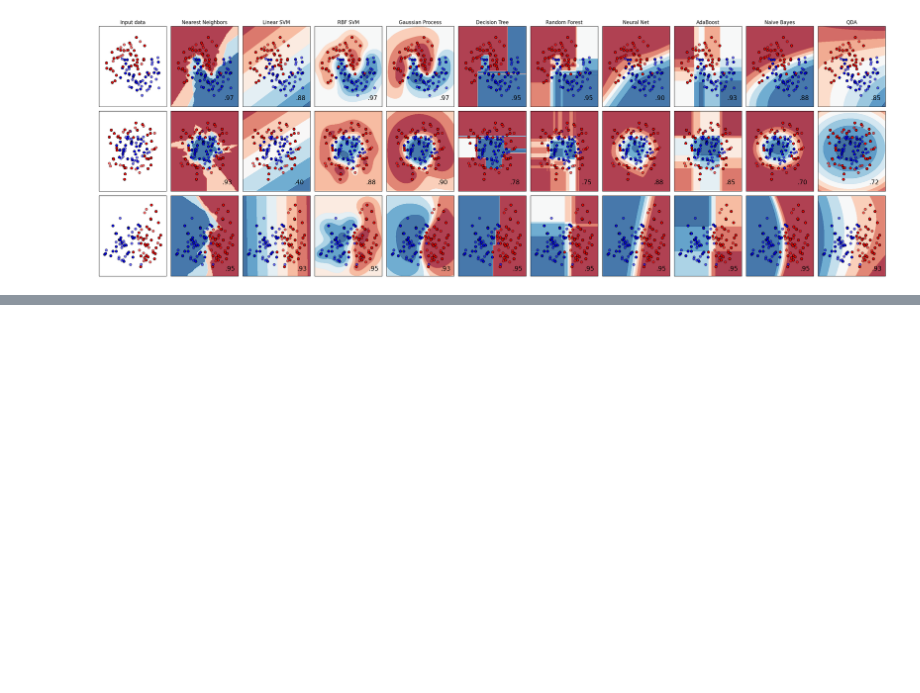
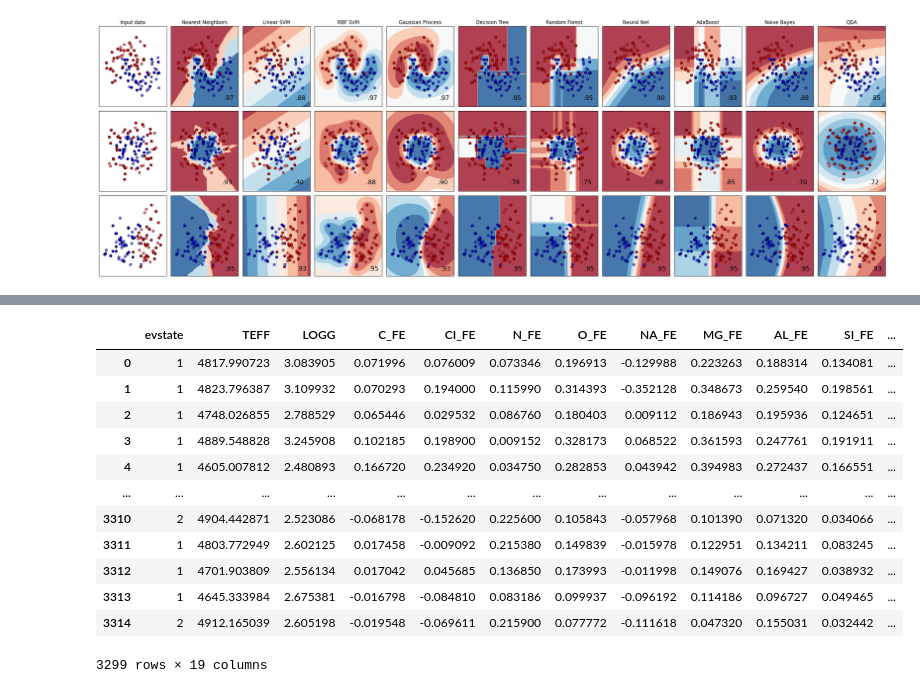
Before and after one commit to emilyhunt/MWGaia-DN-machine-learning-course, a Jupyter notebook: supervised-ml/2_0_classifier_comparison_sklearn.ipynb, the cells around one changed output, grey strips where cells are left out. Drawn from its saved outputs; the diff is of its cells as text; code cells hidden in the pictures; blank space fills up the shorter version.

```diff
--- a/supervised-ml/2_0_classifier_comparison_sklearn.ipynb
+++ b/supervised-ml/2_0_classifier_comparison_sklearn.ipynb
@@ -160,0 +207,24 @@ plt.show()
+# %%
+# Create a reduced dataset with features and target columns
+trainfeatures = ['TEFF', 'LOGG', 'C_FE', 'CI_FE', 'N_FE', 'O_FE',
+                 'NA_FE', 'MG_FE', 'AL_FE', 'SI_FE', 'K_FE',
+                 'CA_FE', 'TI_FE', 'V_FE', 'MN_FE', 'CO_FE', 'NI_FE', 'CE_FE']
+filtered_df = mig[['evstate'] + trainfeatures].copy() # excluding: ['FE_H']
+filtered_df = filtered_df.dropna()
+filtered_df = filtered_df.apply(pd.to_numeric, errors='coerce')
+# %%
+filtered_df
+# %% [output]
+|  | evstate | TEFF | LOGG | C_FE | CI_FE | N_FE | O_FE | NA_FE | MG_FE | AL_FE | SI_FE | ... |
+| 0 | 1 | 4817.990723 | 3.083905 | 0.071996 | 0.076009 | 0.073346 | 0.196913 | -0.129988 | 0.223263 | 0.188314 | 0.134081 | ... |
+| 1 | 1 | 4823.796387 | 3.109932 | 0.070293 | 0.194000 | 0.115990 | 0.314393 | -0.352128 | 0.348673 | 0.259540 | 0.198561 | ... |
+| 2 | 1 | 4748.026855 | 2.788529 | 0.065446 | 0.029532 | 0.086760 | 0.180403 | 0.009112 | 0.186943 | 0.195936 | 0.124651 | ... |
+| 3 | 1 | 4889.548828 | 3.245908 | 0.102185 | 0.198900 | 0.009152 | 0.328173 | 0.068522 | 0.361593 | 0.247761 | 0.191911 | ... |
+| 4 | 1 | 4605.007812 | 2.480893 | 0.166720 | 0.234920 | 0.034750 | 0.282853 | 0.043942 | 0.394983 | 0.272437 | 0.166551 | ... |
+| ... | ... | ... | ... | ... | ... | ... | ... | ... | ... | ... | ... | ... |
+| 3310 | 2 | 4904.442871 | 2.523086 | -0.068178 | -0.152620 | 0.225600 | 0.105843 | -0.057968 | 0.101390 | 0.071320 | 0.034066 | ... |
+| 3311 | 1 | 4803.772949 | 2.602125 | 0.017458 | -0.009092 | 0.215380 | 0.149839 | -0.015978 | 0.122951 | 0.134211 | 0.083245 | ... |
+| 3312 | 1 | 4701.903809 | 2.556134 | 0.017042 | 0.045685 | 0.136850 | 0.173993 | -0.011998 | 0.149076 | 0.169427 | 0.038932 | ... |
+| 3313 | 1 | 4645.333984 | 2.675381 | -0.016798 | -0.084810 | 0.083186 | 0.099937 | -0.096192 | 0.114186 | 0.096727 | 0.049465 | ... |
+| 3314 | 2 | 4912.165039 | 2.605198 | -0.019548 | -0.069611 | 0.215900 | 0.077772 | -0.111618 | 0.047320 | 0.155031 | 0.032442 | ... |
+3299 rows × 19 columns
```
Also changed, not shown: parts of 8 cells of this notebook, 16 other files.
